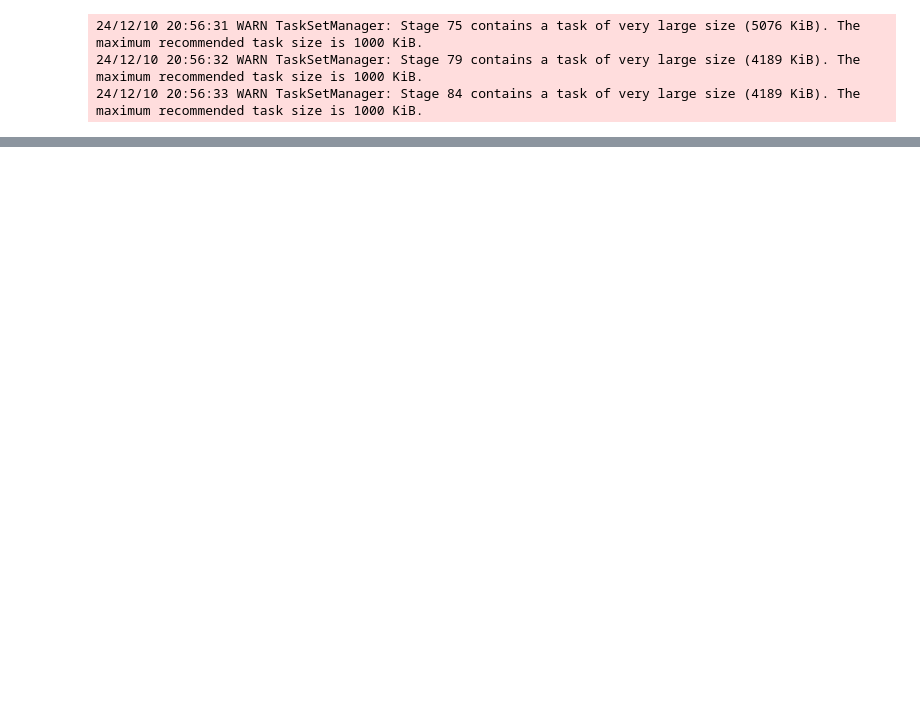
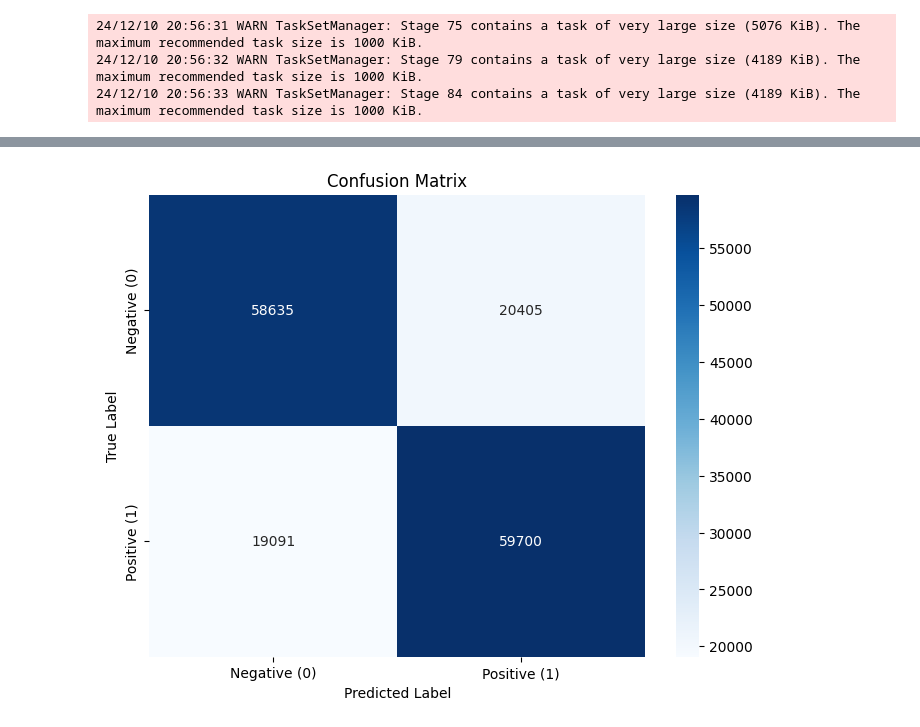
Before and after one commit to ndhung18/Sentiment-Analysis-in-Hadoop-and-Spark, a Jupyter notebook: Classification.ipynb, the cells around one changed output, grey strips where cells are left out. Cells and saved outputs as stored; diff of their text form; code cells hidden in the pictures; blank space fills up the shorter version.

```diff
--- a/Classification.ipynb
+++ b/Classification.ipynb
@@ -8,9 +16,13 @@ from pyspark.ml.pipeline import PipelineModel
 # %%
-spark = SparkSession.builder\
-	.master("local")\
-	.appName("Classification")\
-	.config("spark.executor.memory", "6g") \
-    .config("spark.driver.memory", "2g") \
-	.config("spark.executor.memoryOverhead", "4g")\
-	.getOrCreate()
+# Create SparkSession
+spark = SparkSession.builder \
+    .master("local[*]") \
+    .appName("Classification") \
+    .config("spark.executor.memory", "4g") \
+    .config("spark.driver.memory", "3g") \
+    .config("spark.executor.memoryOverhead", "512m") \
+    .config("spark.memory.fraction", "0.8")\
+    .config("spark.memory.storageFraction", "0.7")\
+    .config("spark.driver.maxResultSize", "1g") \
+    .getOrCreate()
 # %% [output]
@@ -42,8 +55,7 @@ df.printSchema()
  |-- lemmatized_words: array (nullable = true)
  |    |-- element: string (containsNull = true)
 # %%
-df = df.repartition(8)
-
+# Prepare data for model
 indexer = StringIndexer(inputCol="Sentiment", outputCol="label")
 data = indexer.fit(df).transform(df)
 
@@ -54,4 +66,8 @@ idf = IDF(inputCol="raw_features", outputCol="idf")
 assembler = VectorAssembler(inputCols=["idf"], outputCol="features")
 
 # Split train/test dataset
-train_data, test_data = data.randomSplit([0.8, 0.2], seed=42)
+train_data, test_data = data.randomSplit([0.9, 0.1], seed=42)
+
+# Metrics
+acc_evaluator = MulticlassClassificationEvaluator(labelCol="label", predictionCol="prediction", metricName="accuracy")
+f1_evaluator = MulticlassClassificationEvaluator(labelCol="label", predictionCol="prediction", metricName="f1")
@@ -160,3 +104,18 @@ nb_model.save("hdfs://localhost:9000/models/nb_sentiment_model")
 24/12/10 20:56:31 WARN TaskSetManager: Stage 75 contains a task of very large size (5076 KiB). The maximum recommended task size is 1000 KiB.
 24/12/10 20:56:32 WARN TaskSetManager: Stage 79 contains a task of very large size (4189 KiB). The maximum recommended task size is 1000 KiB.
 24/12/10 20:56:33 WARN TaskSetManager: Stage 84 contains a task of very large size (4189 KiB). The maximum recommended task size is 1000 KiB.
+# %%
+# Confusion Matrix
+predictionAndLabels = nb_predictions.select("prediction", "label").rdd.map(lambda row: (float(row[0]), float(row[1])))
+
+metrics = MulticlassMetrics(predictionAndLabels)
+cm = metrics.confusionMatrix().toArray()
+cm_df = pd.DataFrame(cm, index=["Negative (0)", "Positive (1)"], columns=["Negative (0)", "Positive (1)"])
+
+plt.figure(figsize=(8, 6))
+sns.heatmap(cm_df, annot=True, fmt=".0f", cmap="Blues")
+plt.title("Confusion Matrix")
+plt.xlabel("Predicted Label")
+plt.ylabel("True Label")
+plt.show()
+# %% [output]
@@ -162,0 +125 @@ nb_model.save("hdfs://localhost:9000/models/nb_sentiment_model")
+[figure, added]
```
Also changed, not shown: parts of 14 cells of this notebook, 1 other file.
